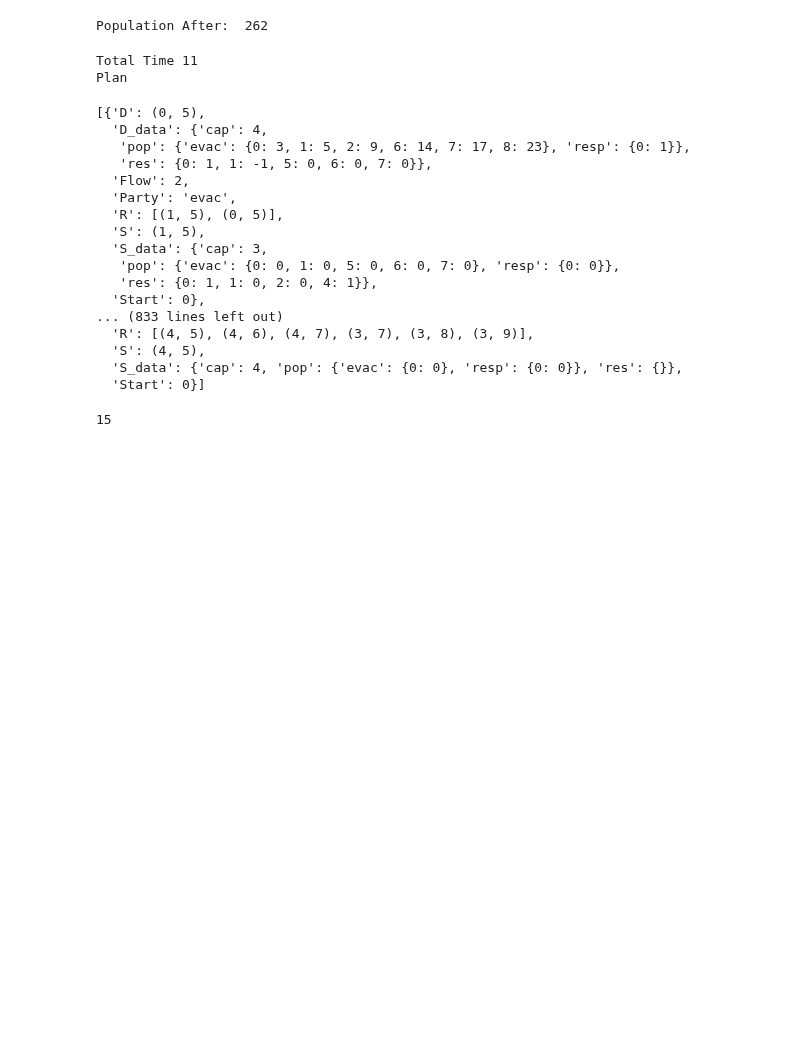
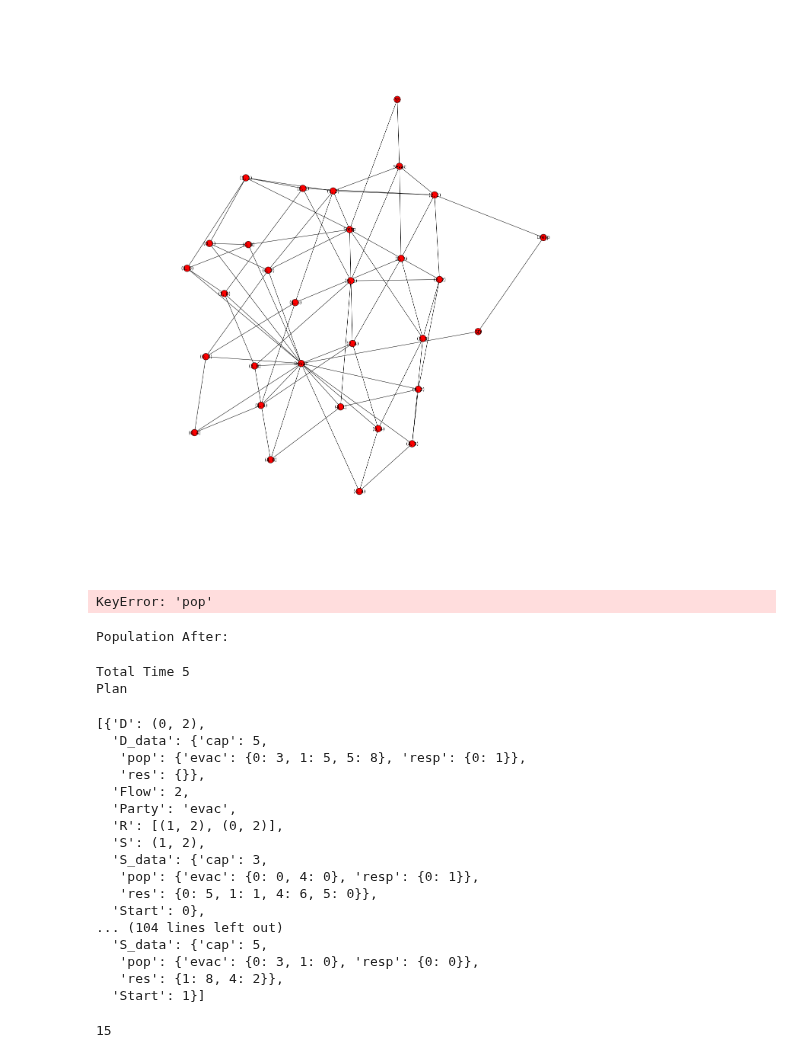
Before and after one commit to ruffsl/CS6601P1, a Jupyter notebook: Code/Python/Scrap_Work.ipynb, the cells around one changed output. Cells and saved outputs as stored; diff of their text form; code cells hidden in the pictures; blank space fills up the shorter version.

Commit message:
Debuging Partiesdijkstra path not yet working in app

```diff
--- a/Code/Python/Scrap_Work.ipynb
+++ b/Code/Python/Scrap_Work.ipynb
@@ -6,7 +7,7 @@ from matplotlib import animation
 # %%
 popN = {
         'evac':{'min':2,'max':5},
-        'resp':{'min':0,'max':1}
+        'resp':{'min':0,'max':0}
         }
 capN  = {'min':1,'max':5}
 capE  = {'min':1,'max':5}
@@ -131,7 +132,7 @@ class CCRP(object):
 
     def getR(self, t = 0):
         """Get the best path R"""
-        R = nx.shortest_path(self.G, source='SS', target='SD', weight='time')
+        R = party_dijkstra(self.G, source='SS', target='SD', weight='time')
         party = R[1].lstrip('S')
         R = R[2:-2]
         return R, party
@@ -196,12 +197,18 @@ class CCRP(object):
             self.setNodePop(R[i], party, t, pop - flow)
 
             resN = self.getResN(R[i], t)
-            self.G.node[R[i+1]]['res'][t] = resN - flow
+            self.G.node[R[i]]['res'][t] = resN + flow
+
+            resN = self.getResE(R, t, i)
+            self.G.edge[R[i]][R[i+1]]['res'][t] = resN - flow
 
             t += self.getEdgeTime(R, i)
 
             pop = self.getNodePop(R[i+1], party, t)
             self.setNodePop(R[i+1], party, t, pop + flow)
+
+            resN = self.getResN(R[i], t)
+            self.G.node[R[i]]['res'][t] = resN - flow
 
         if (self.getNodePop(R[0], party, t0) <= 0):
             PS = 'S' + party
@@ -348,9 +434,10 @@ class CCRP(object):
 # %%
-ccrp = CCRP(popN, capN, capE, timeE, graph_shape=[10, 10], seed = 42)
-Sevac, Devac = ccrp.genSD(source_shape=[[1, 9], [1, 9]])
-Sresp = [(10,10),(6,7),(3,6),(5,6),(7,6),(0,5),(2,5),(5,5),(8,5),(6,3),(8,3),(2,2),(10,2),(6,1),(8,1),(6,0),(8,0)]
-SD = {'evac':{'S':Sevac,'D':Devac}}#,
-        #'resp':{'S':Sresp,'D':(4,4)}}
+ccrp = CCRP(popN, capN, capE, timeE, graph_shape=[5, 5], seed = 42)
+Sevac, Devac = ccrp.genSD(source_shape=[[1, 4], [1, 4]])
+Sresp10x10 = [(10,10),(6,7),(3,6),(5,6),(7,6),(0,5),(2,5),(5,5),(8,5),(6,3),(8,3),(2,2),(10,2),(6,1),(8,1),(6,0),(8,0)]
+Sresp5x5 = [(0,0),(0,2),(1,1),(1,2),(3,3),(3,2),(2,4)]
+SD = {'evac':{'S':Sevac,'D':Devac},
+        'resp':{'S':Sresp5x5,'D':[(2,2)]}}
 # %%
 print 'Population Before: ', ccrp.getPop(t=0)
 fig = plt.figure(figsize=(10,10))
@@ -363,34 +470,40 @@ plan, totalTime = ccrp.applyCCRP(SD)
+# %%
+fig = plt.figure(figsize=[20,20])
+nx.draw(ccrp.G)
+# %% [output]
+[figure, added]
 # %%
 print 'Population After: ', ccrp.getPop(t=totalTime)
 fig = plt.figure(figsize=(10,10))
 figG = ccrp.drawGraph(SD=SD, saveFig=False, params='n', flabel='_After_1', t=totalTime)
 plt.show()
 # %% [output]
-Population After:  262
+KeyError: 'pop'
+Population After:
 # %%
 print 'Total Time', totalTime
 print 'Plan'
 plan
 # %% [output]
-Total Time 11
+Total Time 5
 Plan
-[{'D': (0, 5),
-  'D_data': {'cap': 4,
-   'pop': {'evac': {0: 3, 1: 5, 2: 9, 6: 14, 7: 17, 8: 23}, 'resp': {0: 1}},
-   'res': {0: 1, 1: -1, 5: 0, 6: 0, 7: 0}},
+[{'D': (0, 2),
+  'D_data': {'cap': 5,
+   'pop': {'evac': {0: 3, 1: 5, 5: 8}, 'resp': {0: 1}},
+   'res': {}},
   'Flow': 2,
   'Party': 'evac',
-  'R': [(1, 5), (0, 5)],
-  'S': (1, 5),
+  'R': [(1, 2), (0, 2)],
+  'S': (1, 2),
   'S_data': {'cap': 3,
-   'pop': {'evac': {0: 0, 1: 0, 5: 0, 6: 0, 7: 0}, 'resp': {0: 0}},
-   'res': {0: 1, 1: 0, 2: 0, 4: 1}},
+   'pop': {'evac': {0: 0, 4: 0}, 'resp': {0: 1}},
+   'res': {0: 5, 1: 1, 4: 6, 5: 0}},
   'Start': 0},
-... (833 lines left out)
-  'R': [(4, 5), (4, 6), (4, 7), (3, 7), (3, 8), (3, 9)],
-  'S': (4, 5),
-  'S_data': {'cap': 4, 'pop': {'evac': {0: 0}, 'resp': {0: 0}}, 'res': {}},
-  'Start': 0}]
+... (104 lines left out)
+  'S_data': {'cap': 5,
+   'pop': {'evac': {0: 3, 1: 0}, 'resp': {0: 0}},
+   'res': {1: 8, 4: 2}},
+  'Start': 1}]
 # %%
 fig = plt.figure(figsize=(10,10))
 def animate(nframe):
```
Also changed, not shown: parts of 4 cells of this notebook, 1 other file.
